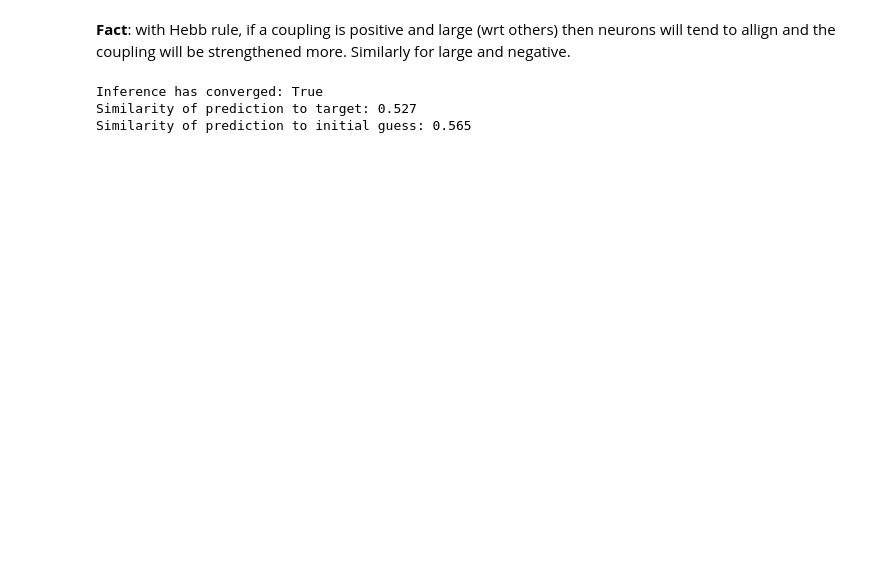
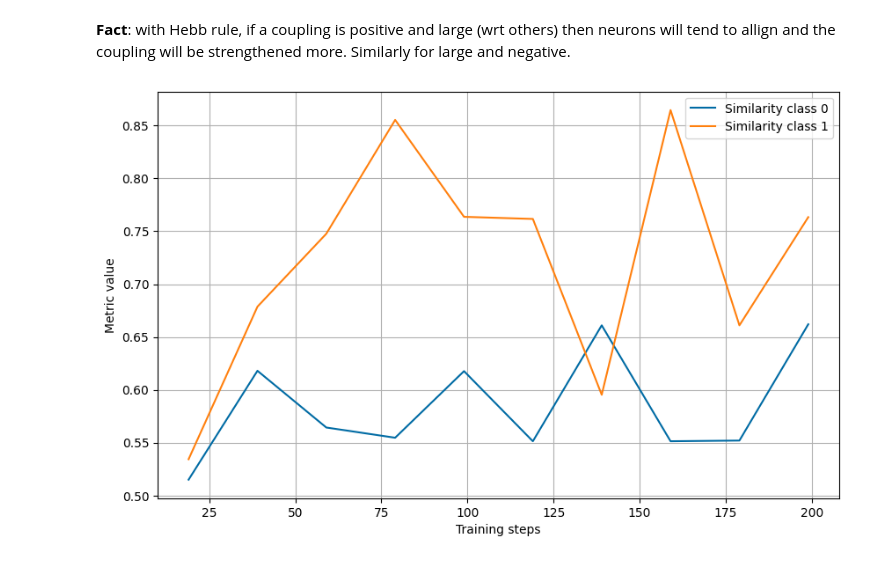
Before and after one commit to mattia-scardecchia/Hopfield-Chain, a Jupyter notebook: notebooks/hebb.ipynb, the cells around one changed output. Drawn from its saved outputs; the diff is of its cells as text; code cells hidden in the pictures; blank space fills up the shorter version.

```diff
--- a/notebooks/hebb.ipynb
+++ b/notebooks/hebb.ipynb
@@ -291,25 +324,2 @@ lr = 0.0003
-# %%
-idx = rng.integers(0, P)
-input, label = inputs[idx], labels[idx]
-
-p0, converged = model.predict(
-    input,
-    max_steps,
-    rng,
-    label_step_interval=label_step_interval,
-    initial_guess=initial_guess,
-)
-b0 = copy.deepcopy(model.ensemble)
-print(f"Inference has converged: {converged}")
-print(f"Similarity of prediction to target: {(p0 == label).sum() / N}")
-print(f"Similarity of prediction to initial guess: {(p0 == initial_guess).sum() / N}")
-
-print()
-# plot_dynamics_and_coupling_stats(model)
-model.reset_state_and_loggers()
-# %% [output]
-Inference has converged: True
-Similarity of prediction to target: 0.527
-Similarity of prediction to initial guess: 0.565
 # %%
 convergeds, steps, idxs = [], [], []
@@ -331,3 +367,21 @@ for i in tqdm(range(learning_steps)):
+# %%
+# plot eval metrics
+plt.figure(figsize=(10, 6))
+eval_similarities_to_target = np.array(eval_similarities_to_target)
+for c in range(C):
+    plt.plot(
+        eval_steps, eval_similarities_to_target[:, c], label=f"Similarity class {c}"
+    )
+# plt.plot(
+#     eval_steps, eval_similarities_to_initial_guess, label="Similarity to initial guess"
+# )
+plt.xlabel("Training steps")
+plt.ylabel("Metric value")
+plt.grid()
+plt.legend()
+plt.show()
+# %% [output]
+[figure, added]
 # %%
 if sum(convergeds) != len(convergeds):
     print(
```
Also changed, not shown: parts of 10 cells of this notebook.
